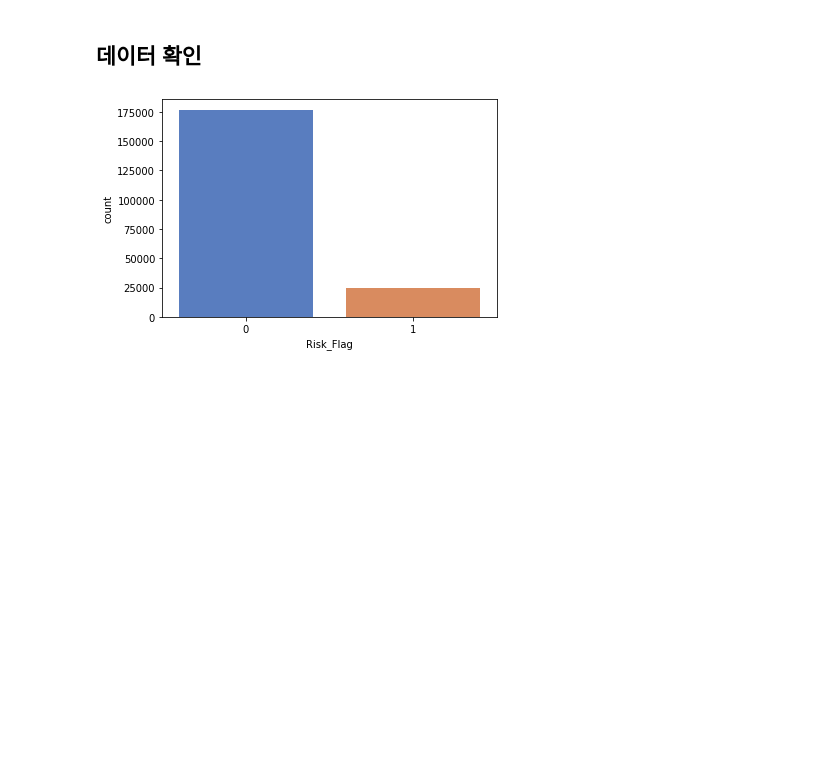
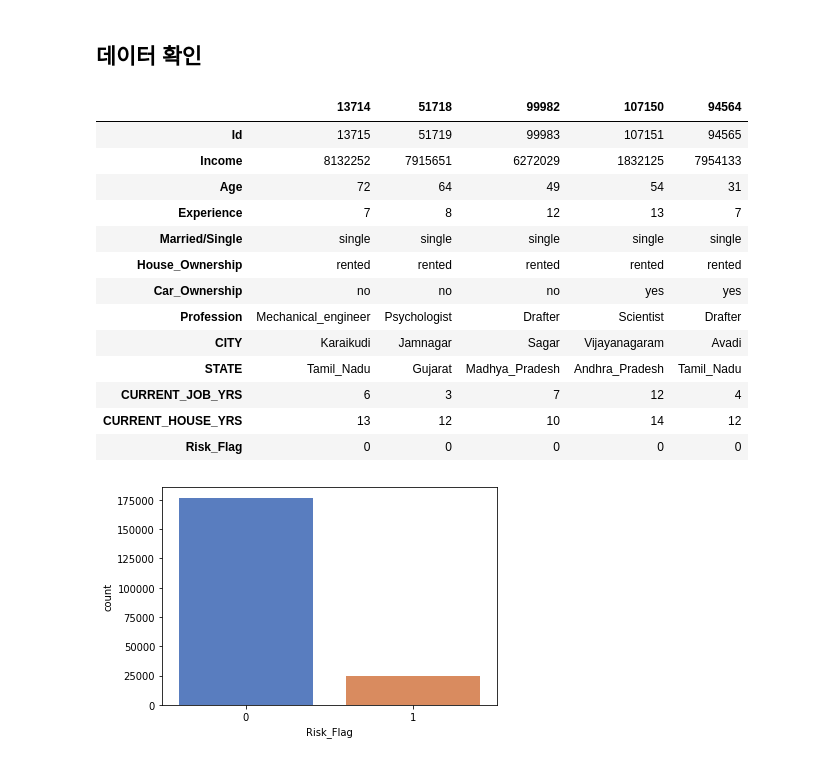
Before and after one commit to hwon-n/section6_project1, a Jupyter notebook: CP1.ipynb, the cells around one changed output. Saved outputs shown, nothing was run; the diff lists cells and outputs as text; code cells hidden in the pictures; blank space fills up the shorter version.

```diff
--- a/CP1.ipynb
+++ b/CP1.ipynb
@@ -50,6 +52,23 @@ train.shape, val.shape
 ## 데이터 확인
 # %%
 # train.profile_report()
+# %%
+train.head().T
+# %% [output]
+|  | 13714 | 51718 | 99982 | 107150 | 94564 |
+| Id | 13715 | 51719 | 99983 | 107151 | 94565 |
+| Income | 8132252 | 7915651 | 6272029 | 1832125 | 7954133 |
+| Age | 72 | 64 | 49 | 54 | 31 |
+| Experience | 7 | 8 | 12 | 13 | 7 |
+| Married/Single | single | single | single | single | single |
+| House_Ownership | rented | rented | rented | rented | rented |
+| Car_Ownership | no | no | no | yes | yes |
+| Profession | Mechanical_engineer | Psychologist | Drafter | Scientist | Drafter |
+| CITY | Karaikudi | Jamnagar | Sagar | Vijayanagaram | Avadi |
+| STATE | Tamil_Nadu | Gujarat | Madhya_Pradesh | Andhra_Pradesh | Tamil_Nadu |
+| CURRENT_JOB_YRS | 6 | 3 | 7 | 12 | 4 |
+| CURRENT_HOUSE_YRS | 13 | 12 | 10 | 14 | 12 |
+| Risk_Flag | 0 | 0 | 0 | 0 | 0 |
 # %%
 %matplotlib inline
 
```
Also changed, not shown: parts of 18 cells of this notebook.
